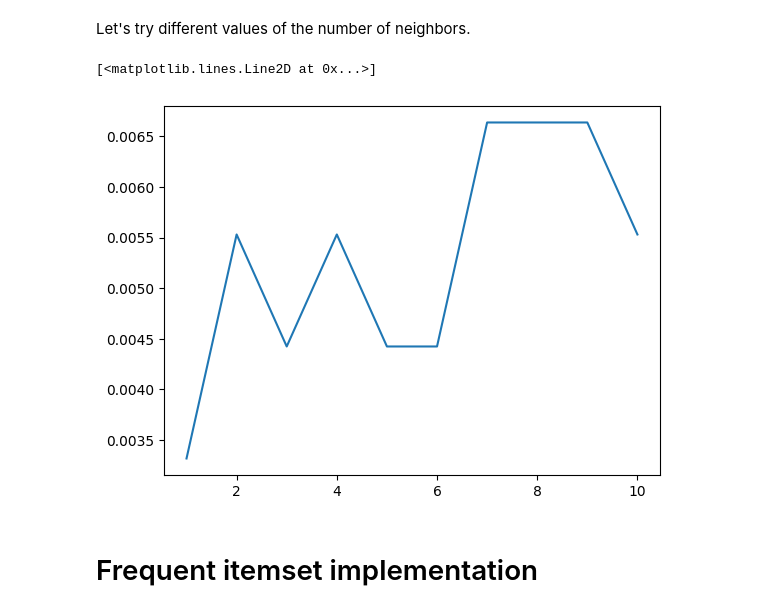
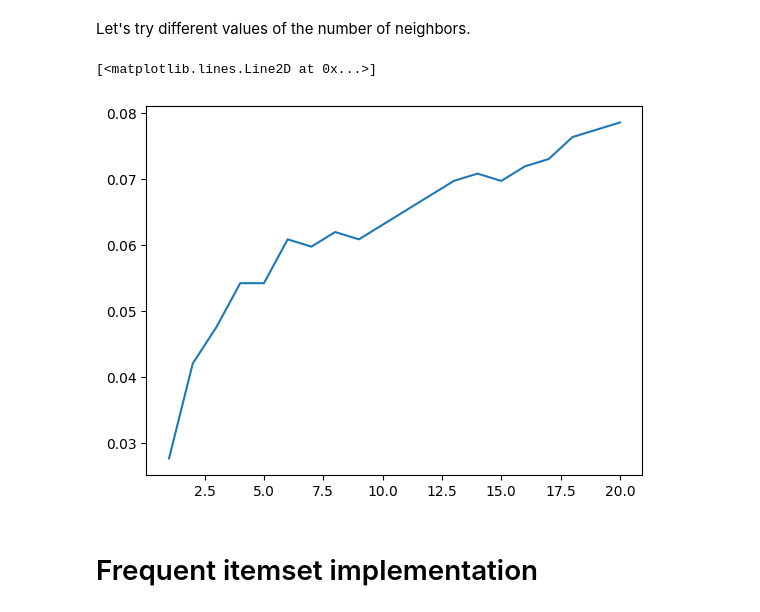
Before and after one commit to Vbardusco/sd201-steam-recommendations, a Jupyter notebook: project_steam_progress.ipynb, the cells around one changed output. Cells and saved outputs as stored; diff of their text form; code cells hidden in the pictures.

```diff
--- a/project_steam_progress.ipynb
+++ b/project_steam_progress.ipynb
@@ -528,17 +475,12 @@ id
 dtype: object
 # %%
 #Let's compute the liked games for each player
-
-#Get average time played for each game
-avg = played_games.groupby('game')['hours_played'].apply(np.average).reset_index(name='avg_hours_played')
-#Dictionnary of average time played
-avg_dict = avg.set_index('game').to_dict()['avg_hours_played']
 
 
 def dict_to_liked(dicti):
     d = dicti.copy()
     for game in d.keys():
-        if d[game] >= avg_dict[game]:
+        if d[game] > 0:
             d[game]=1
         else:
             d[game]=0
@@ -688,10 +633,8 @@ To do so, we store in the liked games dataframe the difference between the hours
 def dict_to_likeness(dicti):
     d = dicti.copy()
     for game in d.keys():
-        if d[game] >= avg_dict[game]:
-            d[game]= d[game] - avg_dict[game]
-        else:
-            d[game]=0
+        if d[game] < 0:
+            d[game]= 0
     return d
 
 #For each player that played at least 3 games, we compute the list of game he like
@@ -813,13 +756,11 @@ class SteamPredictionModel():
         self.avg_dict = {}
         self.likeness = None
 
-    def dict_to_likeness(self, dicti):
+    def dict_to_likeness(self,dicti):
         d = dicti.copy()
         for game in d.keys():
-            if d[game] >= self.avg_dict[game]:
-                d[game]= d[game] - self.avg_dict[game]
-            else:
-                d[game]=0
+            if d[game] < 0:
+                d[game]= 0
         return d
 
     #We fit the model on a dataset containing ids and dictionnaries of games associated with time played
@@ -835,12 +776,6 @@ class SteamPredictionModel():
         games_list = list(hours_encoded.columns)
         games_list.sort()
         self.games_list = games_list
-
-        #Get average time played for each game
-        avg = played_games.groupby('game')['hours_played'].apply(np.average).reset_index(name='avg_hours_played')
-        #Dictionnary of average time played
-        self.avg_dict = avg.set_index('game').to_dict()['avg_hours_played']
-
 
         #For each player, we compute the list of game he likes with the time he has played aboved average time played
         likeness_games = data.map(self.dict_to_likeness)
@@ -970,7 +905,7 @@ The result is obviously extremely underwhelming. Indeed, given a random game, it
 Let's try different values of the number of neighbors.
 # %%
 precisions = []
-for n in tqdm(range(1,11)):
+for n in tqdm(range(1,21)):
     #Create and fit the model
     SPM = SteamPredictionModel(n)
     SPM.fit(X_train)
@@ -999,10 +934,10 @@ for n in tqdm(range(1,11)):
 
     precisions.append(true_positives/(true_positives+false_positives))
 # %%
-plt.plot(range(1,11),precisions)
+plt.plot(range(1,21),precisions)
 # %% [output]
 [<matplotlib.lines.Line2D at 0x...>]
-[figure, old version]
+[figure, new version]
 # %% [markdown]
 # Frequent itemset implementation
 # %% [markdown]
```
Also changed, not shown: parts of 41 cells of this notebook, 1 other file.
